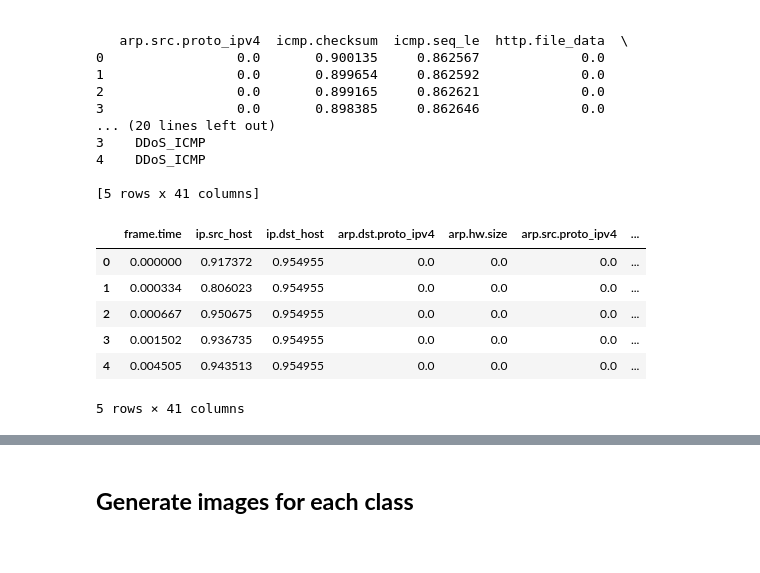
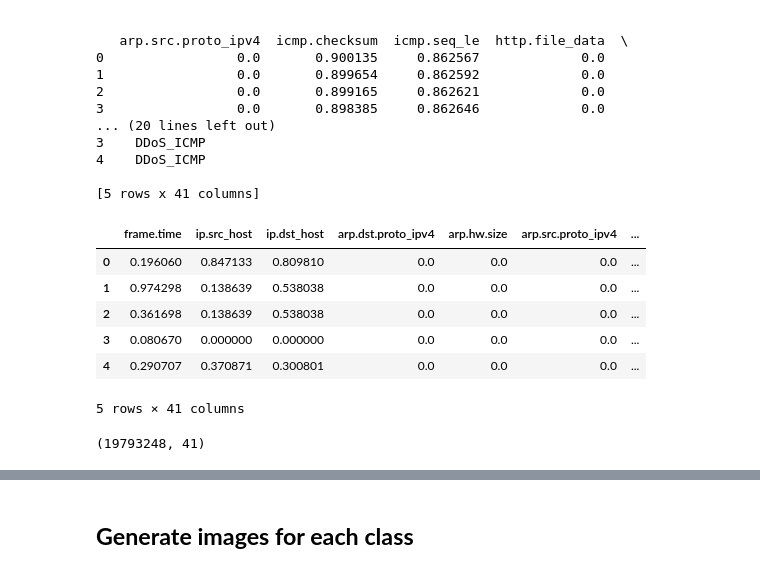
Before and after one commit to douniagh/MyApplication-, a Jupyter notebook: DeepLearning1.ipynb, the cells around one changed output, grey strips where cells are left out. Drawn from its saved outputs; the diff is of its cells as text; code cells hidden in the pictures.

```diff
--- a/DeepLearning1.ipynb
+++ b/DeepLearning1.ipynb
@@ -167,16 +159,20 @@ df.describe()
 # %%
 import pandas as pd
 
 # Define the file path
-file_path = '/content/drive/MyDrive/dl_scaled.csv'
+file_path = '/content/drive/MyDrive/dl_final.csv'
 
 df = pd.read_csv(file_path,low_memory= False)
 df.head()
 # %% [output]
 |  | frame.time | ip.src_host | ip.dst_host | arp.dst.proto_ipv4 | arp.hw.size | arp.src.proto_ipv4 | ... |
-| 0 | 0.000000 | 0.917372 | 0.954955 | 0.0 | 0.0 | 0.0 | ... |
-| 1 | 0.000334 | 0.806023 | 0.954955 | 0.0 | 0.0 | 0.0 | ... |
-| 2 | 0.000667 | 0.950675 | 0.954955 | 0.0 | 0.0 | 0.0 | ... |
-| 3 | 0.001502 | 0.936735 | 0.954955 | 0.0 | 0.0 | 0.0 | ... |
-| 4 | 0.004505 | 0.943513 | 0.954955 | 0.0 | 0.0 | 0.0 | ... |
+| 0 | 0.196060 | 0.847133 | 0.809810 | 0.0 | 0.0 | 0.0 | ... |
+| 1 | 0.974298 | 0.138639 | 0.538038 | 0.0 | 0.0 | 0.0 | ... |
+| 2 | 0.361698 | 0.138639 | 0.538038 | 0.0 | 0.0 | 0.0 | ... |
+| 3 | 0.080670 | 0.000000 | 0.000000 | 0.0 | 0.0 | 0.0 | ... |
+| 4 | 0.290707 | 0.370871 | 0.300801 | 0.0 | 0.0 | 0.0 | ... |
 5 rows × 41 columns
+# %%
+df.shape
+# %% [output]
+(19793248, 41)
```
Also changed, not shown: parts of 23 cells of this notebook.
